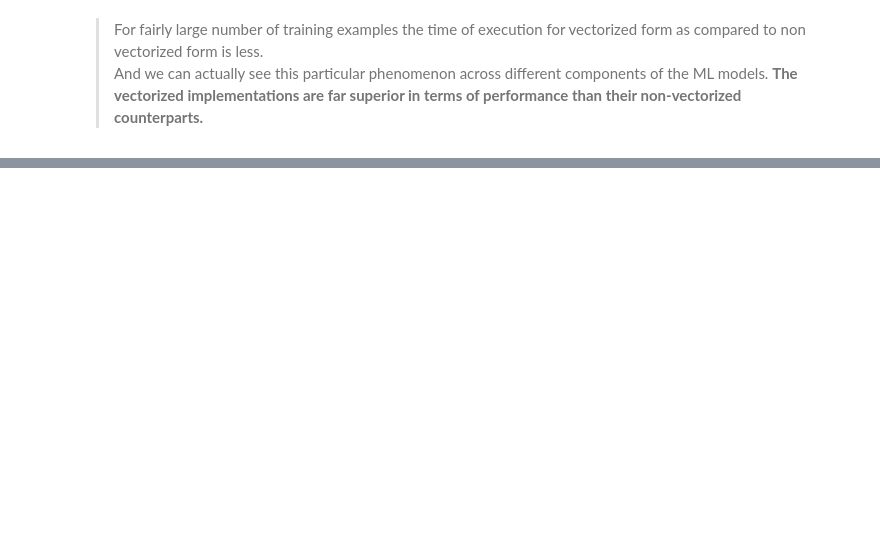
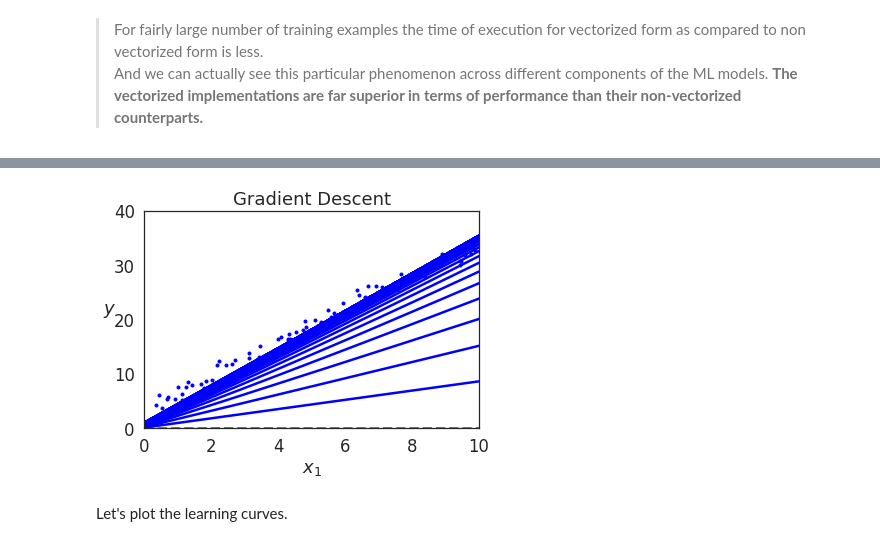
Before and after one commit to sanjeesi/Data-Science, a Jupyter notebook: Data Science IITM/MLT/Week 2/LinearRegression.ipynb, the cells around one changed output, grey strips where cells are left out. Saved outputs shown, nothing was run; the diff lists cells and outputs as text; code cells hidden in the pictures; blank space fills up the shorter version.

```diff
--- a/Data Science IITM/MLT/Week 2/LinearRegression.ipynb
+++ b/Data Science IITM/MLT/Week 2/LinearRegression.ipynb
@@ -106,7 +108,7 @@ Let's preprocess the training set to add the dummy feature
 print("Before adding dummy feature:\n", X_train[:5])
 print("\n")
 
-X_train_with_dummy = add_dummy_feature(X_train)
-print("After adding dummy feature:\n", X_train_with_dummy[:5])
+X_train = add_dummy_feature(X_train)
+print("After adding dummy feature:\n", X_train[:5])
 # %% [output]
 Before adding dummy feature:
@@ -142,8 +144,6 @@ def predict(X, w):
 # %% [markdown]
 Since we have not yet trained our model, let's use a random weight vector to get predictions from our model for the given dataset:
 # %%
-X_train = X_train_with_dummy
-
-w=np.random.rand(2,)
+w=np.random.rand(X_train.shape[1],)
 w
 # %% [output]
@@ -209,0 +260,16 @@ It is implemented with one of the following two methods:
+# %%
+def update_weights(w, grad, lr):
+  '''Updates the weights based on the gradient of loss function.
+
+    Weight updates are carried out with the following formula:
+      w_new := w_old - lr*grad
+
+    Args:
+      w: weight vector
+      grad: gradient of loss w.r.t. w
+      lr: learning rate
+
+    Returns:
+      Updated weight vector
+  '''
+  return (w - lr*grad)
@@ -209,0 +323,2 @@ It is implemented with one of the following two methods:
+# %%
+w, err_all, w_all = gradient_descent(X_train, y_train, lr=0.00001, num_epochs=1000)
@@ -209,0 +336,22 @@ It is implemented with one of the following two methods:
+# %%
+# @title [Plot model trajectory]
+X_b = np.c_[np.ones((X.shape[0], 1)), X]  # add x0 = 1 to each instance
+X_new = np.array([[0], [10]])
+X_new_b = np.c_[np.ones((2,1)), X_new]  # add x0 = 1 to each instance
+
+for j in range(0, len(w_all)):
+  if j%10 != 0: continue
+  y_hat = predict(X_new_b, w_all[j])
+  style = "b-" if j>0 else "r--"
+  plt.plot(X_new_b[:,1], y_hat, style)
+
+plt.plot(X_train[:, 1], y_train, "b.")
+plt.xlabel("$x_1$", fontsize=18)
+plt.ylabel("$y$", rotation=0, fontsize=18)
+plt.title('Gradient Descent', fontsize=18)
+plt.axis([0, 10, 0, 40])
+plt.show()
+# %% [output]
+[figure, added]
+# %% [markdown]
+Let's plot the learning curves.
```
Also changed, not shown: parts of 38 cells of this notebook.
